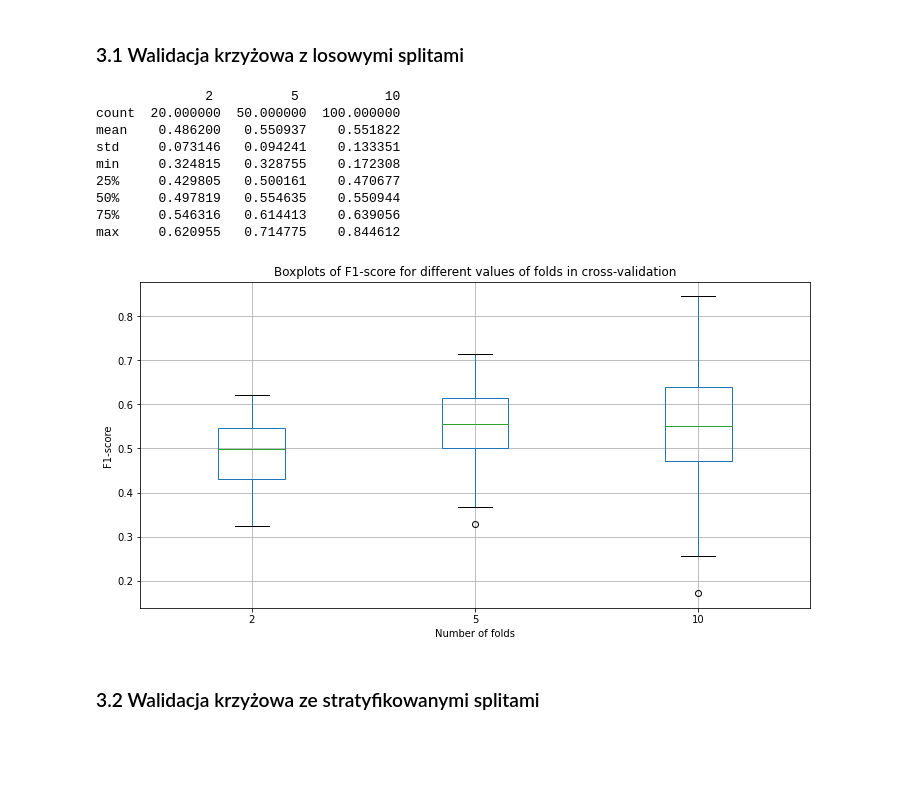
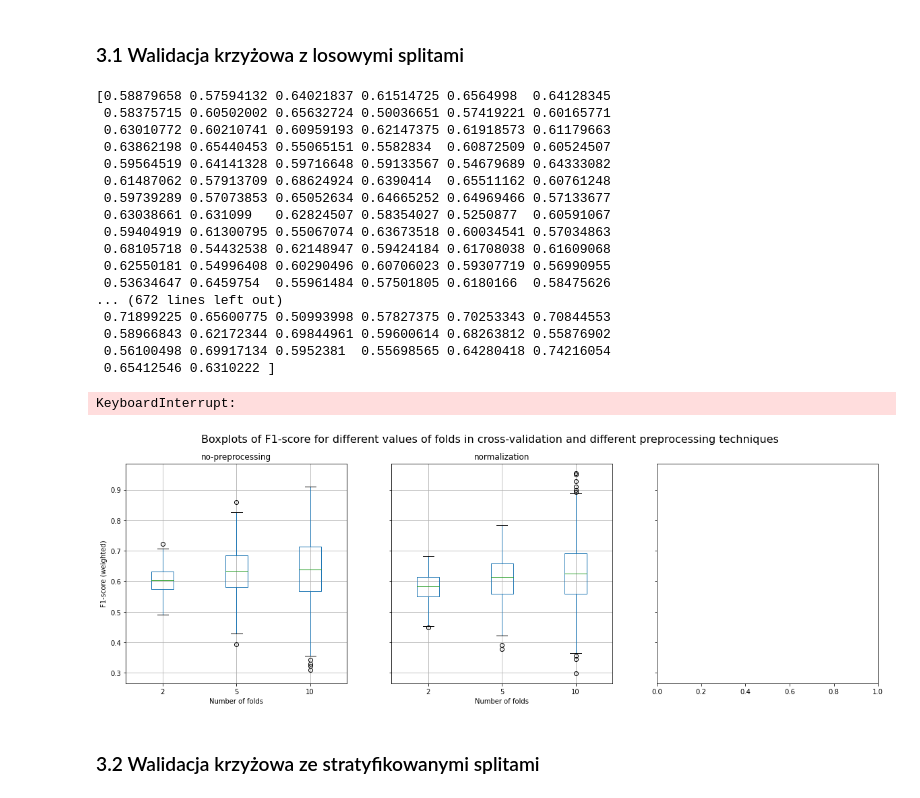
Before and after one commit to PatRyg99/ML-PWR-2022, a Jupyter notebook: Lista 1/lista-1.ipynb, the cells around one changed output. Saved outputs shown, nothing was run; the diff lists cells and outputs as text; code cells hidden in the pictures; blank space fills up the shorter version.

```diff
--- a/Lista 1/lista-1.ipynb
+++ b/Lista 1/lista-1.ipynb
@@ -546,18 +340,27 @@ Testujemy trzy różne ilości splitów: 2, 5, 10.
 # %% [markdown]
 ### 3.1 Walidacja krzyżowa z losowymi splitami
 # %%
-benchmark_cross_validation(glass_data, cvs=[2, 5, 10], preprocess=standardize, repeats=10)
+benchmark_cross_validation_preprocessors(glass_data, cvs=[2, 5, 10], repeats=100)
 # %% [output]
-              2          5           10
-count  20.000000  50.000000  100.000000
-mean    0.486200   0.550937    0.551822
-std     0.073146   0.094241    0.133351
-min     0.324815   0.328755    0.172308
-25%     0.429805   0.500161    0.470677
-50%     0.497819   0.554635    0.550944
-75%     0.546316   0.614413    0.639056
-max     0.620955   0.714775    0.844612
+[0.58879658 0.57594132 0.64021837 0.61514725 0.6564998  0.64128345
+ 0.58375715 0.60502002 0.65632724 0.50036651 0.57419221 0.60165771
+ 0.63010772 0.60210741 0.60959193 0.62147375 0.61918573 0.61179663
+ 0.63862198 0.65440453 0.55065151 0.5582834  0.60872509 0.60524507
+ 0.59564519 0.64141328 0.59716648 0.59133567 0.54679689 0.64333082
+ 0.61487062 0.57913709 0.68624924 0.6390414  0.65511162 0.60761248
+ 0.59739289 0.57073853 0.65052634 0.64665252 0.64969466 0.57133677
+ 0.63038661 0.631099   0.62824507 0.58354027 0.5250877  0.60591067
+ 0.59404919 0.61300795 0.55067074 0.63673518 0.60034541 0.57034863
+ 0.68105718 0.54432538 0.62148947 0.59424184 0.61708038 0.61609068
+ 0.62550181 0.54996408 0.60290496 0.60706023 0.59307719 0.56990955
+ 0.53634647 0.6459754  0.55961484 0.57501805 0.6180166  0.58475626
+... (672 lines left out)
+ 0.71899225 0.65600775 0.50993998 0.57827375 0.70253343 0.70844553
+ 0.58966843 0.62172344 0.69844961 0.59600614 0.68263812 0.55876902
+ 0.56100498 0.69917134 0.5952381  0.55698565 0.64280418 0.74216054
+ 0.65412546 0.6310222 ]
+KeyboardInterrupt:
-[figure, old version]
+[figure, new version]
 # %% [markdown]
 ### 3.2 Walidacja krzyżowa ze stratyfikowanymi splitami
 # %%
```
Also changed, not shown: parts of 72 cells of this notebook.
